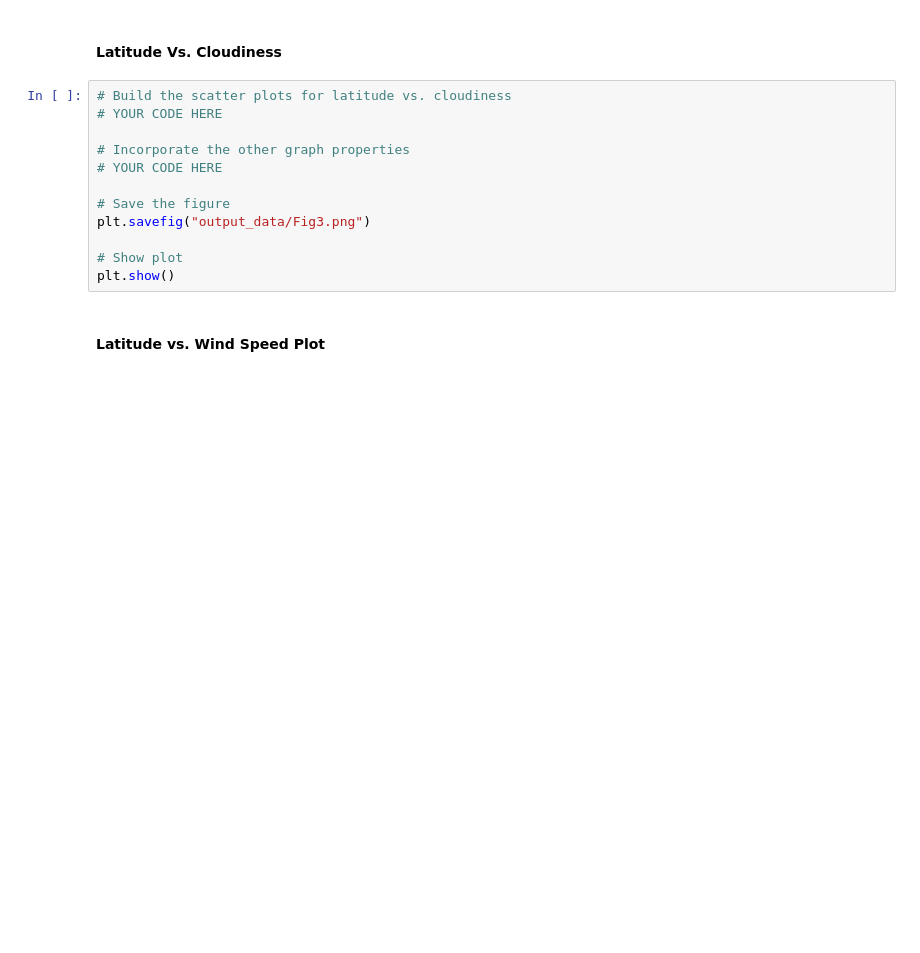
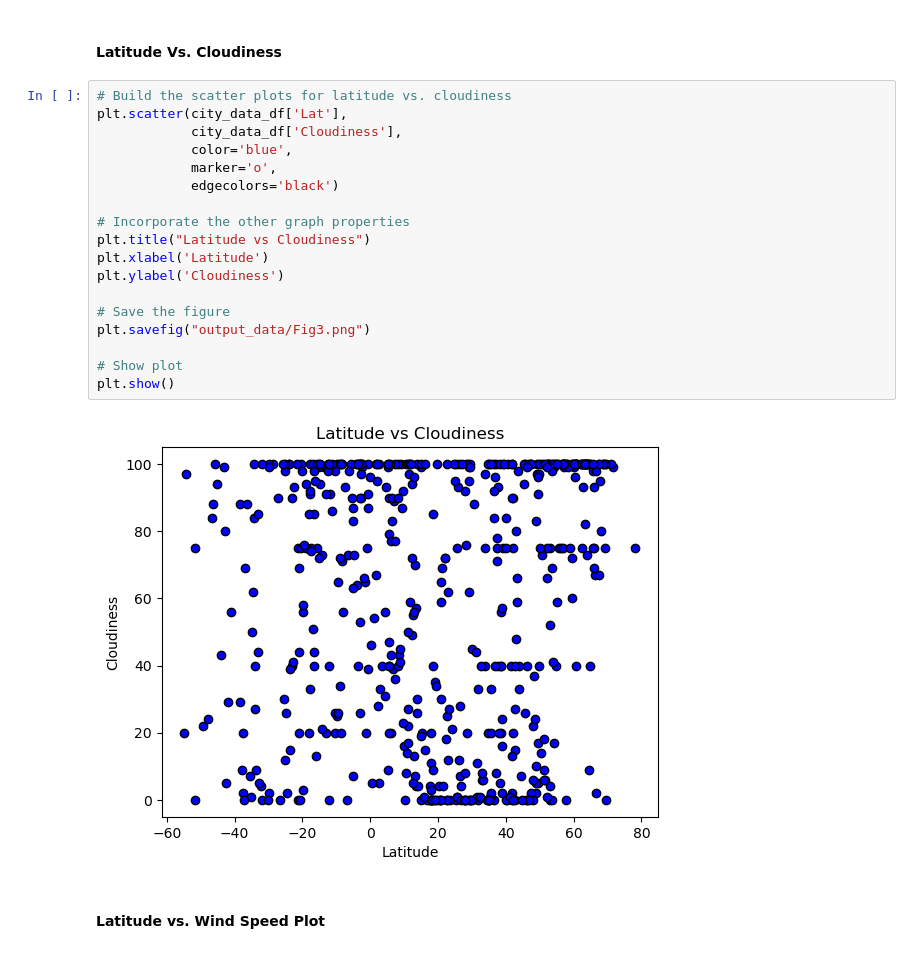
Before and after one commit to janehedges/python-api-challenge, a Jupyter notebook: WeatherPy.ipynb, the cells around one changed output. Drawn from its saved outputs; the diff is of its cells as text; blank space fills up the shorter version.

```diff
--- a/WeatherPy.ipynb
+++ b/WeatherPy.ipynb
@@ -204,16 +237,24 @@ plt.show()
 #### Latitude Vs. Cloudiness
 # %%
 # Build the scatter plots for latitude vs. cloudiness
-# YOUR CODE HERE
+plt.scatter(city_data_df['Lat'],
+            city_data_df['Cloudiness'],
+            color='blue',
+            marker='o',
+            edgecolors='black')
 
 # Incorporate the other graph properties
-# YOUR CODE HERE
+plt.title("Latitude vs Cloudiness")
+plt.xlabel('Latitude')
+plt.ylabel('Cloudiness')
 
 # Save the figure
 plt.savefig("output_data/Fig3.png")
 
 # Show plot
 plt.show()
+# %% [output]
+[figure, added]
 # %% [markdown]
 #### Latitude vs. Wind Speed Plot
 # %%
```
Also changed, not shown: parts of 33 cells of this notebook.
